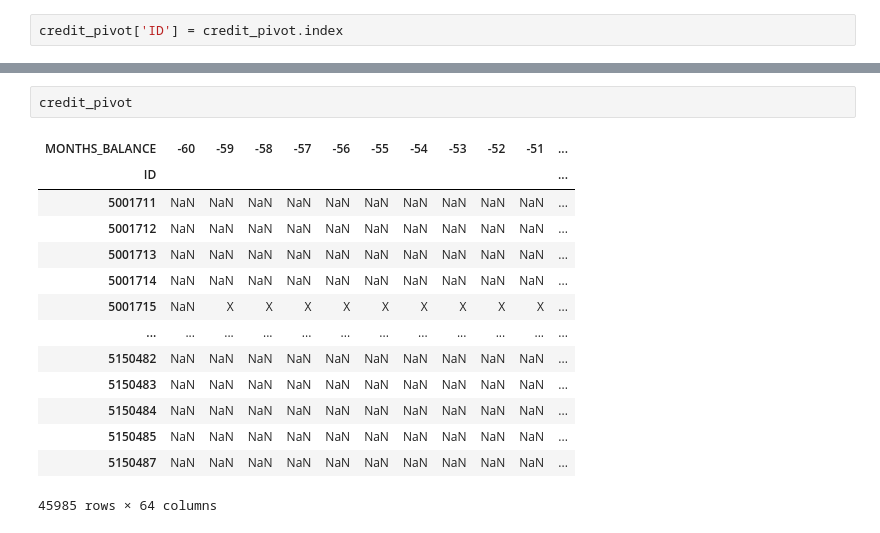
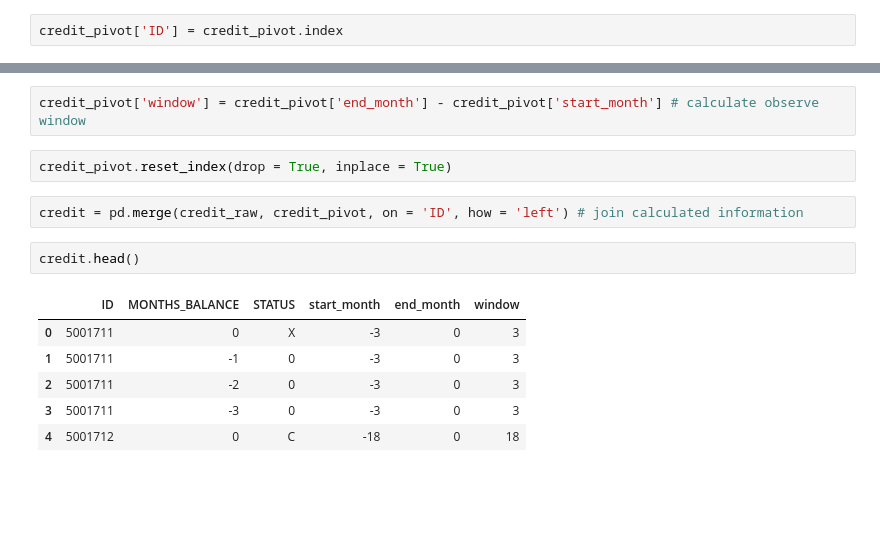
Before and after one commit to LoukasPerdikis/Credit-Card-Approval, a Jupyter notebook: credit_score.ipynb, the cells around one changed output, grey strips where cells are left out. Cells and saved outputs as stored; diff of their text form; blank space fills up the shorter version.

```diff
--- a/credit_score.ipynb
+++ b/credit_score.ipynb
@@ -214,17 +210,15 @@ credit_pivot[['ID', 'start_month', 'end_month']]
 # %%
-credit_pivot
+credit_pivot['window'] = credit_pivot['end_month'] - credit_pivot['start_month'] # calculate observe window
-# %% [output]
-| MONTHS_BALANCE | -60 | -59 | -58 | -57 | -56 | -55 | -54 | -53 | -52 | -51 | ... |
-| ID |  |  |  |  |  |  |  |  |  |  | ... |
-| 5001711 | NaN | NaN | NaN | NaN | NaN | NaN | NaN | NaN | NaN | NaN | ... |
-| 5001712 | NaN | NaN | NaN | NaN | NaN | NaN | NaN | NaN | NaN | NaN | ... |
-| 5001713 | NaN | NaN | NaN | NaN | NaN | NaN | NaN | NaN | NaN | NaN | ... |
-| 5001714 | NaN | NaN | NaN | NaN | NaN | NaN | NaN | NaN | NaN | NaN | ... |
-| 5001715 | NaN | X | X | X | X | X | X | X | X | X | ... |
-| ... | ... | ... | ... | ... | ... | ... | ... | ... | ... | ... | ... |
-| 5150482 | NaN | NaN | NaN | NaN | NaN | NaN | NaN | NaN | NaN | NaN | ... |
-| 5150483 | NaN | NaN | NaN | NaN | NaN | NaN | NaN | NaN | NaN | NaN | ... |
-| 5150484 | NaN | NaN | NaN | NaN | NaN | NaN | NaN | NaN | NaN | NaN | ... |
-| 5150485 | NaN | NaN | NaN | NaN | NaN | NaN | NaN | NaN | NaN | NaN | ... |
-| 5150487 | NaN | NaN | NaN | NaN | NaN | NaN | NaN | NaN | NaN | NaN | ... |
-45985 rows × 64 columns
+# %%
+credit_pivot.reset_index(drop = True, inplace = True)
+# %%
+credit = pd.merge(credit_raw, credit_pivot, on = 'ID', how = 'left') # join calculated information
+# %%
+credit.head()
+# %% [output]
+|  | ID | MONTHS_BALANCE | STATUS | start_month | end_month | window |
+| 0 | 5001711 | 0 | X | -3 | 0 | 3 |
+| 1 | 5001711 | -1 | 0 | -3 | 0 | 3 |
+| 2 | 5001711 | -2 | 0 | -3 | 0 | 3 |
+| 3 | 5001711 | -3 | 0 | -3 | 0 | 3 |
+| 4 | 5001712 | 0 | C | -18 | 0 | 18 |
```
Also changed, not shown: parts of 11 cells of this notebook.
